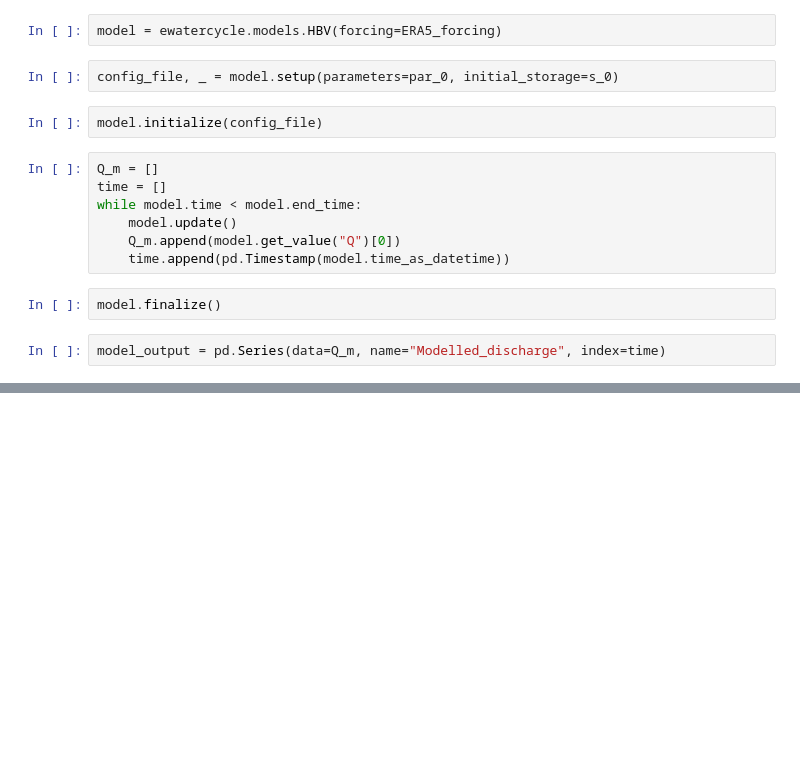
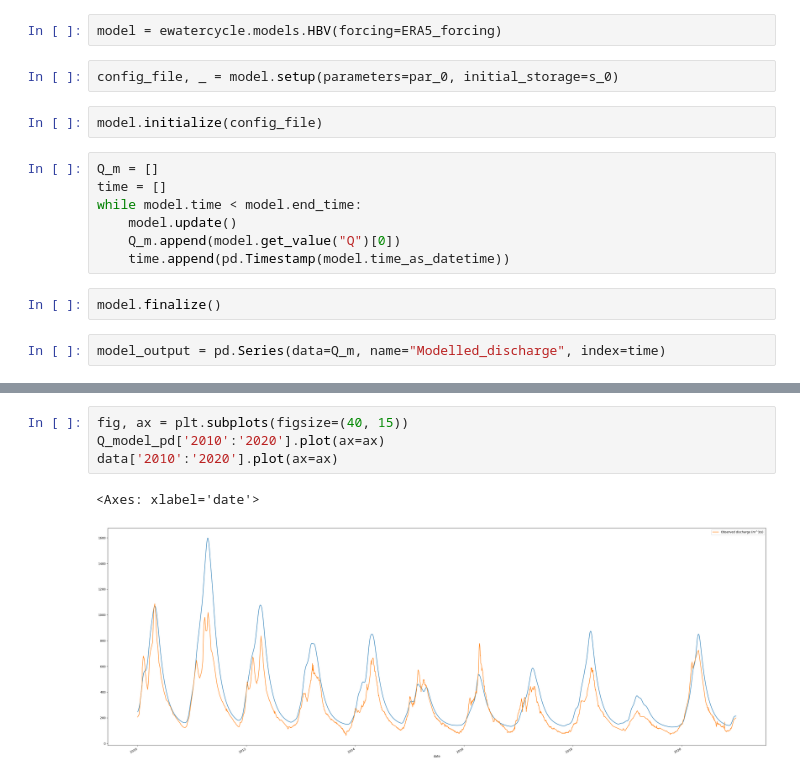
Before and after one commit to eWaterCycle/projects, a Jupyter notebook: BEP/code/HBV/HBV.ipynb, the cells around one changed output, grey strips where cells are left out. Drawn from its saved outputs; the diff is of its cells as text; blank space fills up the shorter version.

```diff
--- a/BEP/code/HBV/HBV.ipynb
+++ b/BEP/code/HBV/HBV.ipynb
@@ -128,0 +127,7 @@ plt.ylabel("Discharge (m^3/s)");
+# %%
+fig, ax = plt.subplots(figsize=(40, 15))
+Q_model_pd['2010':'2020'].plot(ax=ax)
+data['2010':'2020'].plot(ax=ax)
+# %% [output]
+<Axes: xlabel='date'>
+[figure, added]
```
Also changed, not shown: parts of 5 cells of this notebook, 3 other files.
